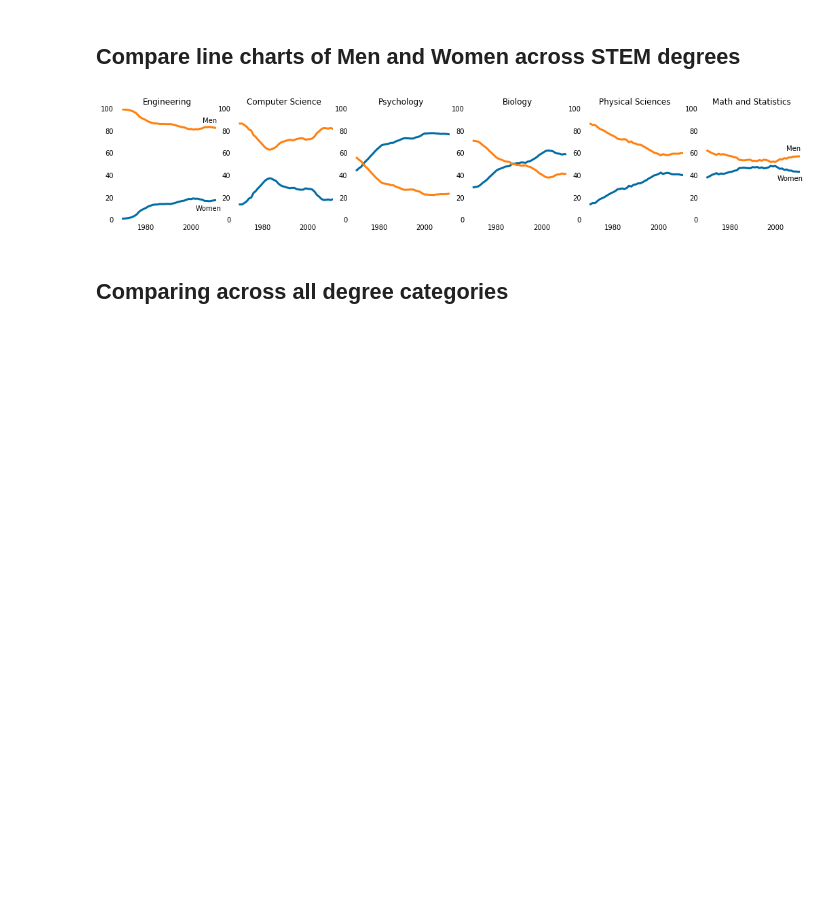
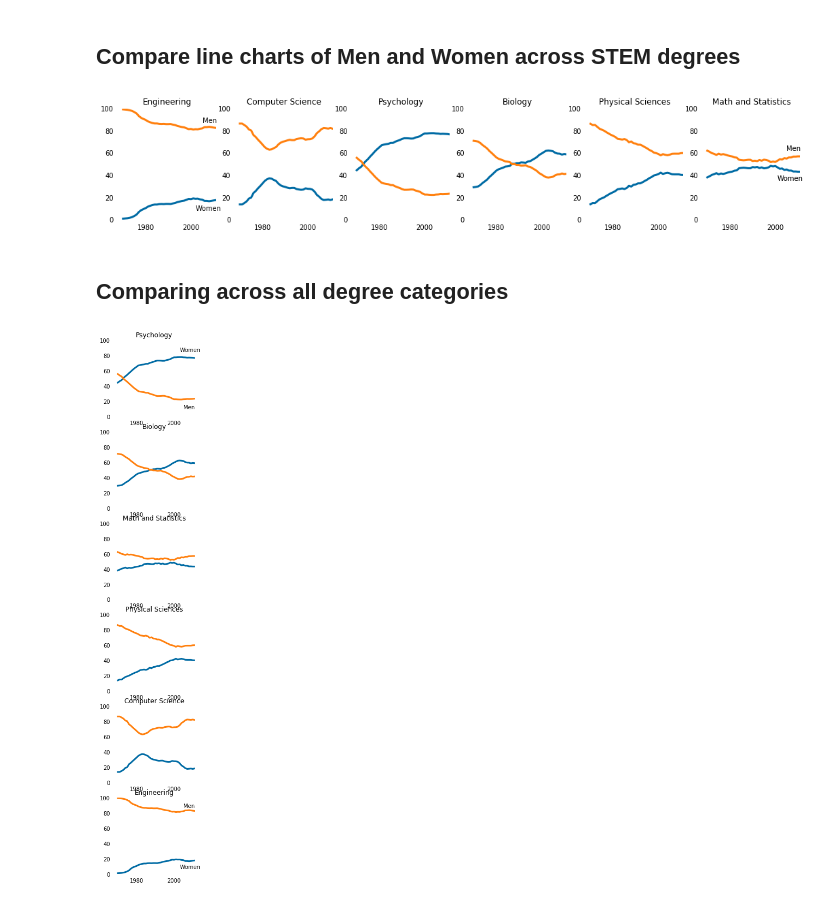
Before and after one commit to ipshitaRB/Visualise_Gender_Gap_in_College_Degrees, a Jupyter notebook: Visualize_Gender_gap_in_College_Degrees.ipynb, the cells around one changed output. Cells and saved outputs as stored; diff of their text form; code cells hidden in the pictures; blank space fills up the shorter version.

Commit message:
Generate First Column for STEM categories

```diff
--- a/Visualize_Gender_gap_in_College_Degrees.ipynb
+++ b/Visualize_Gender_gap_in_College_Degrees.ipynb
@@ -54,3 +54,27 @@ plt.show()
 stem_cats = ['Psychology', 'Biology', 'Math and Statistics', 'Physical Sciences', 'Computer Science', 'Engineering']
 lib_arts_cats = ['Foreign Languages', 'English', 'Communications and Journalism', 'Art and Performance', 'Social Sciences and History']
 other_cats = ['Health Professions', 'Public Administration', 'Education', 'Agriculture','Business', 'Architecture']
+# %%
+fig = plt.figure(figsize=(9,18))
+
+# First column of STEM categories
+for sp in range(0,18,3):
+  stem_index = int(sp / 3)
+  ax = fig.add_subplot(6, 3, sp + 1)
+  ax.plot(women_degrees['Year'], women_degrees[stem_cats[stem_index]], c=cb_dark_blue, label='Women', linewidth=3)
+  ax.plot(women_degrees['Year'], 100-women_degrees[stem_cats[stem_index]], c=cb_orange, label='Men', linewidth=3)
+  for key,spine in ax.spines.items():
+    spine.set_visible(False)
+  ax.set_xlim(1968, 2011)
+  ax.set_ylim(0,100)
+  ax.set_title(stem_cats[stem_index])
+  ax.tick_params(bottom = False, top = False, left = False, right = False)
+
+  if stem_index == 0:
+    ax.text(2003, 85, 'Women')
+    ax.text(2005, 10, 'Men')
+  elif stem_index == 5:
+    ax.text(2005, 87, 'Men')
+    ax.text(2003, 7, 'Women')
+# %% [output]
+[figure, added]
```
